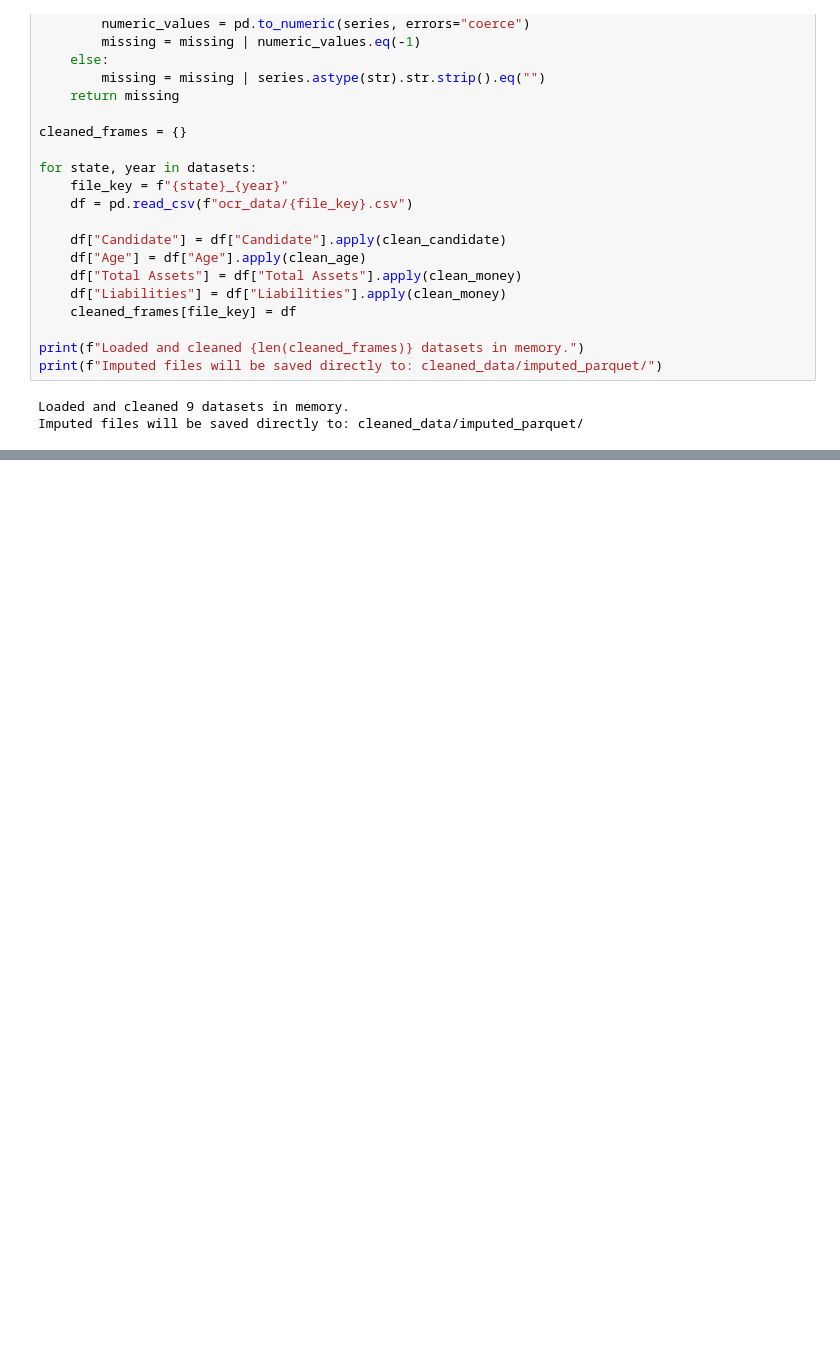
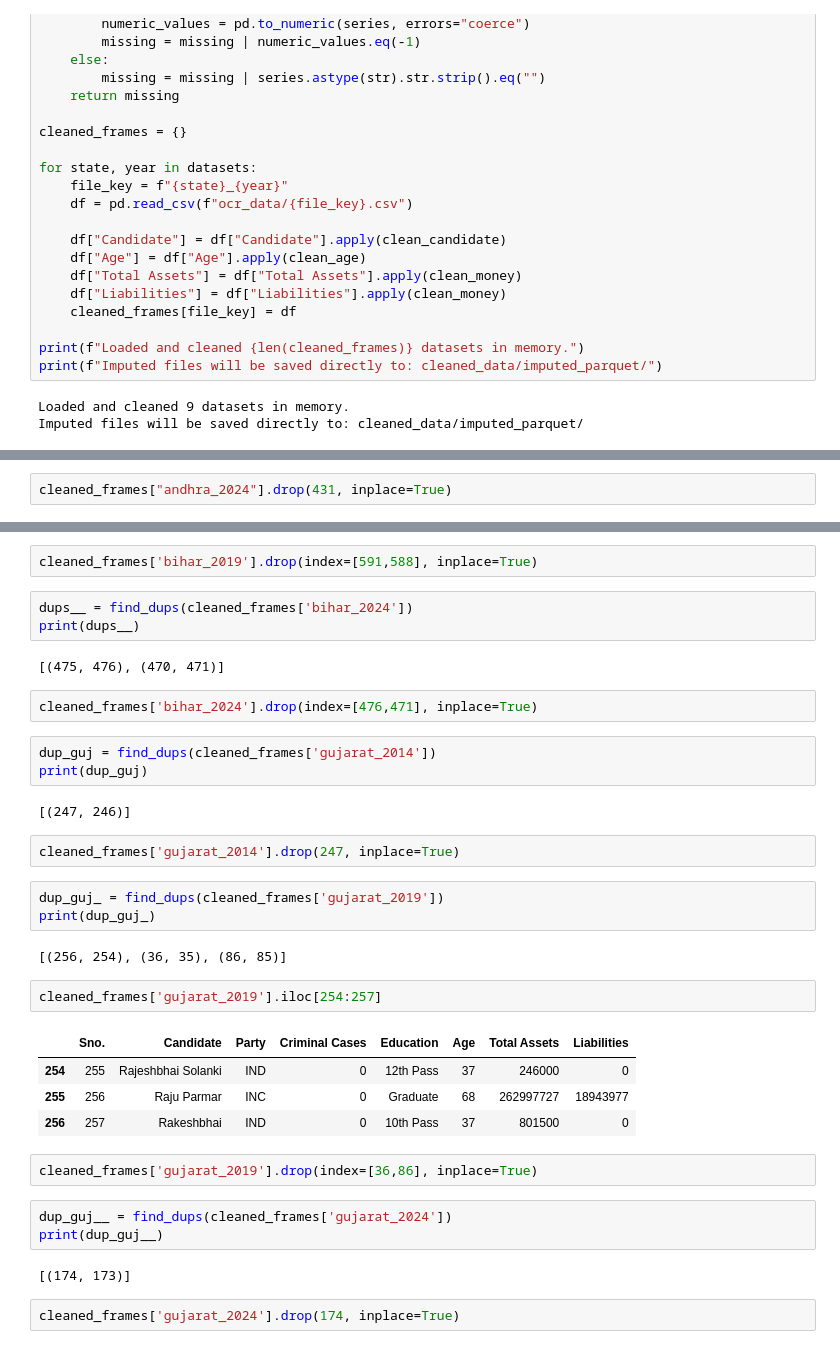
Before and after one commit to iitm-da25b007/MPs-assets, a Jupyter notebook: data_cleaning.ipynb, the cells around one changed output, grey strips where cells are left out. Cells and saved outputs as stored; diff of their text form; blank space fills up the shorter version.

```diff
--- a/data_cleaning.ipynb
+++ b/data_cleaning.ipynb
@@ -119,0 +188,2 @@ Imputed files will be saved directly to: cleaned_data/imputed_parquet/
+# %%
+cleaned_frames["andhra_2024"].drop(431, inplace=True)
@@ -120,3 +195,40 @@ Imputed files will be saved directly to: cleaned_data/imputed_parquet/
+# %%
+cleaned_frames['bihar_2019'].drop(index=[591,588], inplace=True)
+# %%
+dups__ = find_dups(cleaned_frames['bihar_2024'])
+print(dups__)
+# %% [output]
+[(475, 476), (470, 471)]
+# %%
+cleaned_frames['bihar_2024'].drop(index=[476,471], inplace=True)
+# %%
+dup_guj = find_dups(cleaned_frames['gujarat_2014'])
+print(dup_guj)
+# %% [output]
+[(247, 246)]
+# %%
+cleaned_frames['gujarat_2014'].drop(247, inplace=True)
+# %%
+dup_guj_ = find_dups(cleaned_frames['gujarat_2019'])
+print(dup_guj_)
+# %% [output]
+[(256, 254), (36, 35), (86, 85)]
+# %%
+cleaned_frames['gujarat_2019'].iloc[254:257]
+# %% [output]
+|  | Sno. | Candidate | Party | Criminal Cases | Education | Age | Total Assets | Liabilities |
+| 254 | 255 | Rajeshbhai Solanki | IND | 0 | 12th Pass | 37 | 246000 | 0 |
+| 255 | 256 | Raju Parmar | INC | 0 | Graduate | 68 | 262997727 | 18943977 |
+| 256 | 257 | Rakeshbhai | IND | 0 | 10th Pass | 37 | 801500 | 0 |
+# %%
+cleaned_frames['gujarat_2019'].drop(index=[36,86], inplace=True)
+# %%
+dup_guj__ = find_dups(cleaned_frames['gujarat_2024'])
+print(dup_guj__)
+# %% [output]
+[(174, 173)]
+# %%
+cleaned_frames['gujarat_2024'].drop(174, inplace=True)
 # %%
 for file_key, frame in cleaned_frames.items():
     print(f'\n{file_key}')
```
Also changed, not shown: parts of 10 cells of this notebook, 9 other files.
